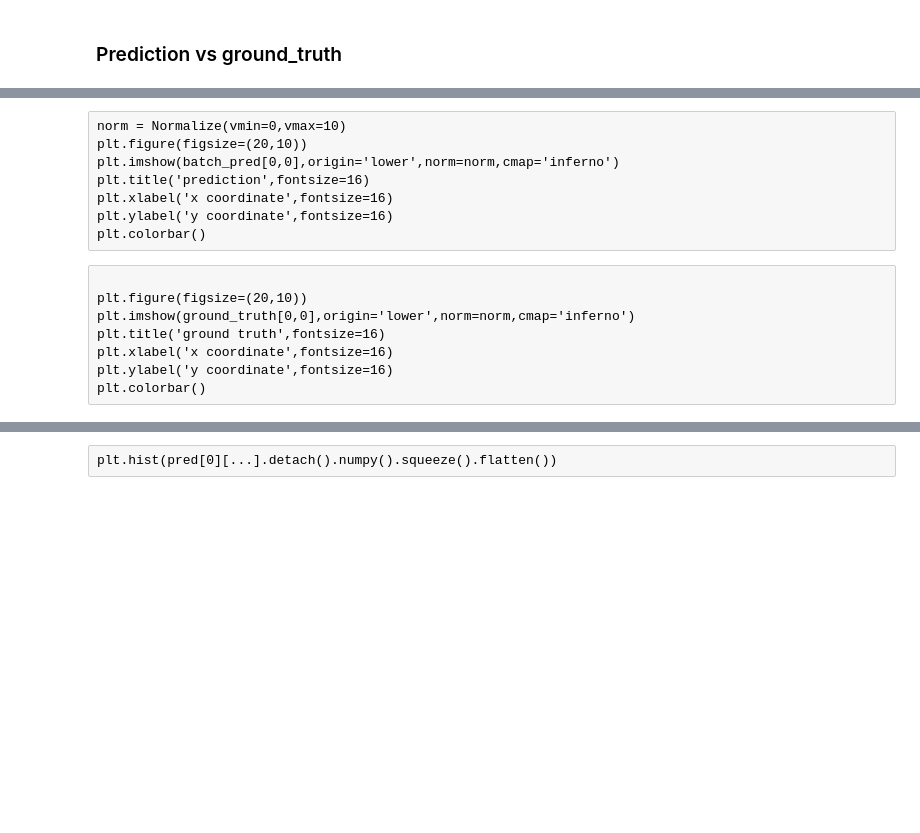
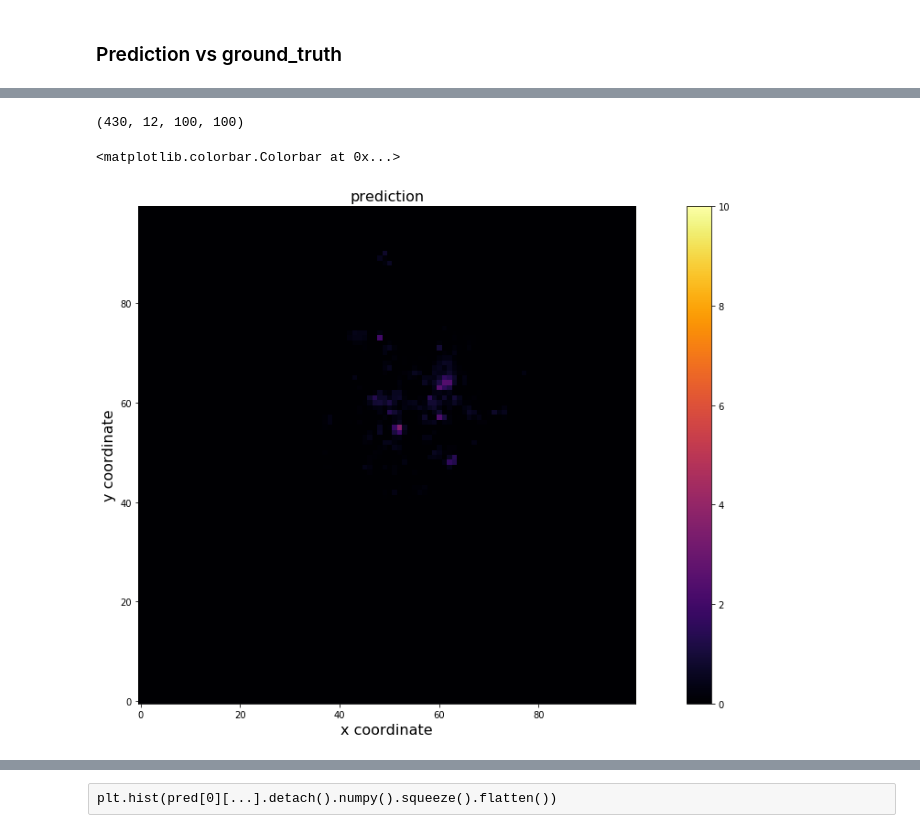
Before and after one commit to nanton96/Mobile-Data-Forecasting-With-Spatio-Temporal-Networks, a Jupyter notebook: notebooks/model_evaluation.ipynb, the cells around one changed output, grey strips where cells are left out. Drawn from its saved outputs; the diff is of its cells as text; code cells hidden in the pictures; blank space fills up the shorter version.

```diff
--- a/notebooks/model_evaluation.ipynb
+++ b/notebooks/model_evaluation.ipynb
@@ -57,6 +56,6 @@ ns_df = plot_learning_curves('standard')
 # %%
 def load_pytorch_model_to_cpu(MODEL_PATH):
-    model = ConvLSTMModel(100,5,20,10,False)
+    model = ConvLSTMModel(100,12,18,10,False)
     network = torch.load(MODEL_PATH,map_location='cpu')['network']
     from collections import OrderedDict
     new_state_dict = OrderedDict()
@@ -69,7 +68,7 @@ def load_pytorch_model_to_cpu(MODEL_PATH):
     return model
 # %%
 EXP = 'conv_lstm_lr_-3'
-MODEL_PATH = RESULTS_PATH + RESULT_FOLDERS['standard'] + EXP +'/saved_models/train_model_latest'
+MODEL_PATH = RESULTS_PATH + RESULT_FOLDERS['cxiixi'] + EXP +'/saved_models/train_model_latest'
 model = load_pytorch_model_to_cpu(MODEL_PATH)
 test_data = np.load(TEST_SET_PATH)
 # %%
@@ -81,5 +80,9 @@ y.shape
 # %%
-i = 1
+i = 332
+# %%
+x.shape
+# %% [output]
+(430, 12, 100, 100)
 # %%
 example_input = torch.Tensor(x[i:i+10,...]).float().to('cpu')
 ground_truth  = y[i:i+10,...]
@@ -88,19 +91,14 @@ np_pred = [time_pred[...].detach().numpy().squeeze() for time_pred in pred]
 from matplotlib.colors import Normalize
 # %%
 batch_pred = np.stack(np_pred)
-# %% [raw]
-norm = Normalize(vmin=0,vmax=10)
-plt.figure(figsize=(20,10))
-plt.imshow(batch_pred[0,0],origin='lower',norm=norm,cmap='inferno')
-plt.title('prediction',fontsize=16)
-plt.xlabel('x coordinate',fontsize=16)
-plt.ylabel('y coordinate',fontsize=16)
-plt.colorbar()
-# %% [raw]
-
-plt.figure(figsize=(20,10))
-plt.imshow(ground_truth[0,0],origin='lower',norm=norm,cmap='inferno')
-plt.title('ground truth',fontsize=16)
-plt.xlabel('x coordinate',fontsize=16)
-plt.ylabel('y coordinate',fontsize=16)
-plt.colorbar()
+# %%
+norm = Normalize(vmin=0,vmax=10)
+plt.figure(figsize=(20,10))
+plt.imshow(batch_pred[0,5],origin='lower',norm=norm,cmap='inferno')
+plt.title('prediction',fontsize=16)
+plt.xlabel('x coordinate',fontsize=16)
+plt.ylabel('y coordinate',fontsize=16)
+plt.colorbar()
+# %% [output]
+<matplotlib.colorbar.Colorbar at 0x...>
+[figure, added]
```
Also changed, not shown: parts of 24 cells of this notebook, 2 other files.
